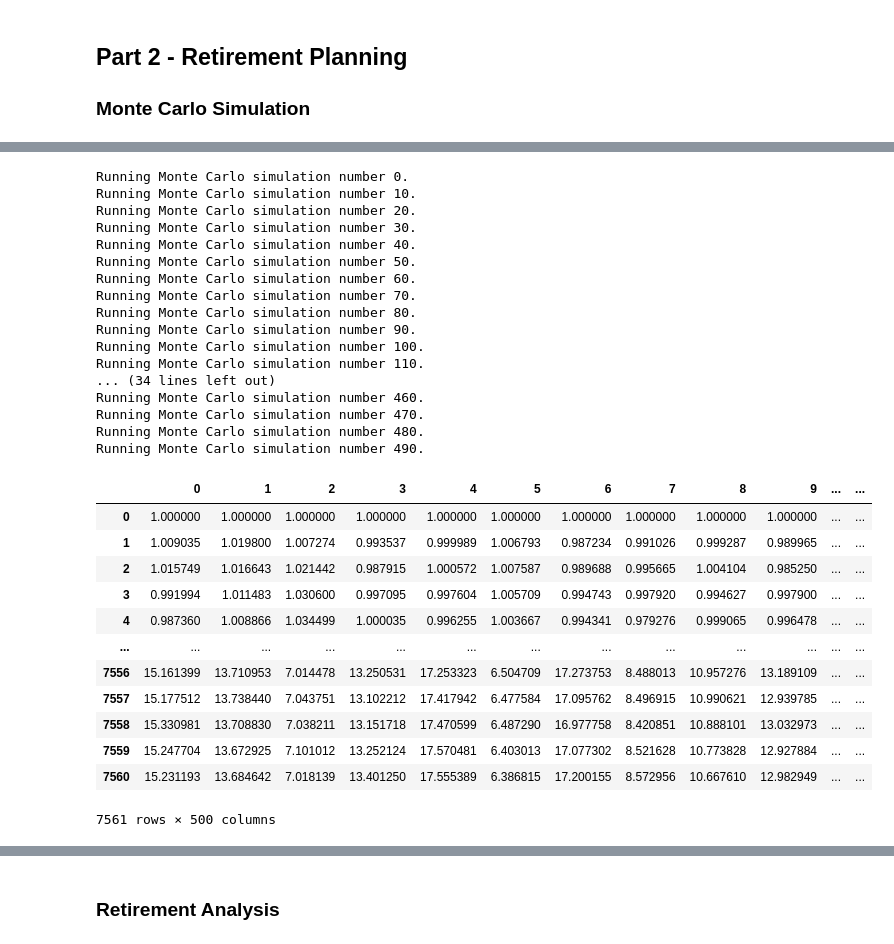
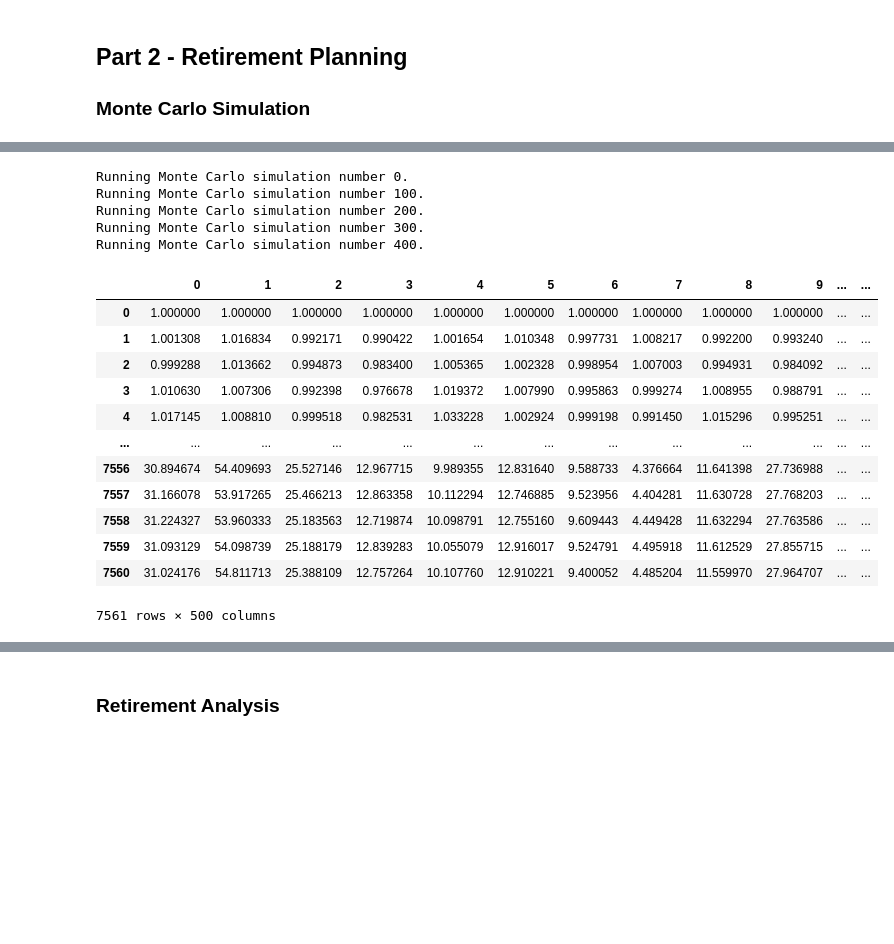
Before and after one commit to brilliantlyc/Financial_Planning, a Jupyter notebook: financial-planner.ipynb, the cells around one changed output, grey strips where cells are left out. Saved outputs shown, nothing was run; the diff lists cells and outputs as text; code cells hidden in the pictures; blank space fills up the shorter version.

```diff
--- a/financial-planner.ipynb
+++ b/financial-planner.ipynb
@@ -265,3 +265,8 @@ df_stock_data.head()
 # %%
 # Configuring a Monte Carlo simulation to forecast 30 years cumulative returns
-# YOUR CODE HERE!
+MC_thirty_year = MCSimulation(
+    portfolio_data = df_stock_data,
+    weights = [.40,.60],
+    num_simulation = 500,
+    num_trading_days = 252*30
+)
@@ -307,36 +285,26 @@ Running Monte Carlo simulation number 0.
 # %%
 # Running a Monte Carlo simulation to forecast 30 years cumulative returns
-# YOUR CODE HERE!
+# The MCForecastTools.py's calc_cumulative_return was changed to print progress
+# status every 100th Monte Carlo simulation run instead of every 10th
+MC_thirty_year.calc_cumulative_return()
 # %% [output]
 Running Monte Carlo simulation number 0.
-Running Monte Carlo simulation number 10.
-Running Monte Carlo simulation number 20.
-Running Monte Carlo simulation number 30.
-Running Monte Carlo simulation number 40.
-Running Monte Carlo simulation number 50.
-Running Monte Carlo simulation number 60.
-Running Monte Carlo simulation number 70.
-Running Monte Carlo simulation number 80.
-Running Monte Carlo simulation number 90.
 Running Monte Carlo simulation number 100.
-Running Monte Carlo simulation number 110.
-... (34 lines left out)
-Running Monte Carlo simulation number 460.
-Running Monte Carlo simulation number 470.
-Running Monte Carlo simulation number 480.
-Running Monte Carlo simulation number 490.
+Running Monte Carlo simulation number 200.
+Running Monte Carlo simulation number 300.
+Running Monte Carlo simulation number 400.
 |  | 0 | 1 | 2 | 3 | 4 | 5 | 6 | 7 | 8 | 9 | ... | ... |
 | 0 | 1.000000 | 1.000000 | 1.000000 | 1.000000 | 1.000000 | 1.000000 | 1.000000 | 1.000000 | 1.000000 | 1.000000 | ... | ... |
-| 1 | 1.009035 | 1.019800 | 1.007274 | 0.993537 | 0.999989 | 1.006793 | 0.987234 | 0.991026 | 0.999287 | 0.989965 | ... | ... |
-| 2 | 1.015749 | 1.016643 | 1.021442 | 0.987915 | 1.000572 | 1.007587 | 0.989688 | 0.995665 | 1.004104 | 0.985250 | ... | ... |
-| 3 | 0.991994 | 1.011483 | 1.030600 | 0.997095 | 0.997604 | 1.005709 | 0.994743 | 0.997920 | 0.994627 | 0.997900 | ... | ... |
-| 4 | 0.987360 | 1.008866 | 1.034499 | 1.000035 | 0.996255 | 1.003667 | 0.994341 | 0.979276 | 0.999065 | 0.996478 | ... | ... |
+| 1 | 1.001308 | 1.016834 | 0.992171 | 0.990422 | 1.001654 | 1.010348 | 0.997731 | 1.008217 | 0.992200 | 0.993240 | ... | ... |
+| 2 | 0.999288 | 1.013662 | 0.994873 | 0.983400 | 1.005365 | 1.002328 | 0.998954 | 1.007003 | 0.994931 | 0.984092 | ... | ... |
+| 3 | 1.010630 | 1.007306 | 0.992398 | 0.976678 | 1.019372 | 1.007990 | 0.995863 | 0.999274 | 1.008955 | 0.988791 | ... | ... |
+| 4 | 1.017145 | 1.008810 | 0.999518 | 0.982531 | 1.033228 | 1.002924 | 0.999198 | 0.991450 | 1.015296 | 0.995251 | ... | ... |
 | ... | ... | ... | ... | ... | ... | ... | ... | ... | ... | ... | ... | ... |
-| 7556 | 15.161399 | 13.710953 | 7.014478 | 13.250531 | 17.253323 | 6.504709 | 17.273753 | 8.488013 | 10.957276 | 13.189109 | ... | ... |
-| 7557 | 15.177512 | 13.738440 | 7.043751 | 13.102212 | 17.417942 | 6.477584 | 17.095762 | 8.496915 | 10.990621 | 12.939785 | ... | ... |
-| 7558 | 15.330981 | 13.708830 | 7.038211 | 13.151718 | 17.470599 | 6.487290 | 16.977758 | 8.420851 | 10.888101 | 13.032973 | ... | ... |
-| 7559 | 15.247704 | 13.672925 | 7.101012 | 13.252124 | 17.570481 | 6.403013 | 17.077302 | 8.521628 | 10.773828 | 12.927884 | ... | ... |
-| 7560 | 15.231193 | 13.684642 | 7.018139 | 13.401250 | 17.555389 | 6.386815 | 17.200155 | 8.572956 | 10.667610 | 12.982949 | ... | ... |
+| 7556 | 30.894674 | 54.409693 | 25.527146 | 12.967715 | 9.989355 | 12.831640 | 9.588733 | 4.376664 | 11.641398 | 27.736988 | ... | ... |
+| 7557 | 31.166078 | 53.917265 | 25.466213 | 12.863358 | 10.112294 | 12.746885 | 9.523956 | 4.404281 | 11.630728 | 27.768203 | ... | ... |
+| 7558 | 31.224327 | 53.960333 | 25.183563 | 12.719874 | 10.098791 | 12.755160 | 9.609443 | 4.449428 | 11.632294 | 27.763586 | ... | ... |
+| 7559 | 31.093129 | 54.098739 | 25.188179 | 12.839283 | 10.055079 | 12.916017 | 9.524791 | 4.495918 | 11.612529 | 27.855715 | ... | ... |
+| 7560 | 31.024176 | 54.811713 | 25.388109 | 12.757264 | 10.107760 | 12.910221 | 9.400052 | 4.485204 | 11.559970 | 27.964707 | ... | ... |
 7561 rows × 500 columns
 # %%
 # Plot simulation outcomes
```
Also changed, not shown: parts of 13 cells of this notebook, 1 other file.
